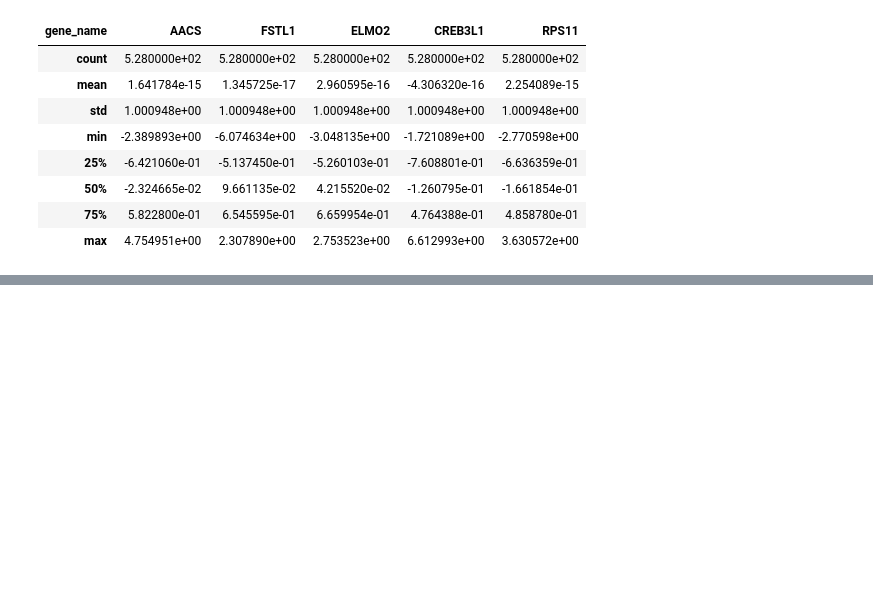
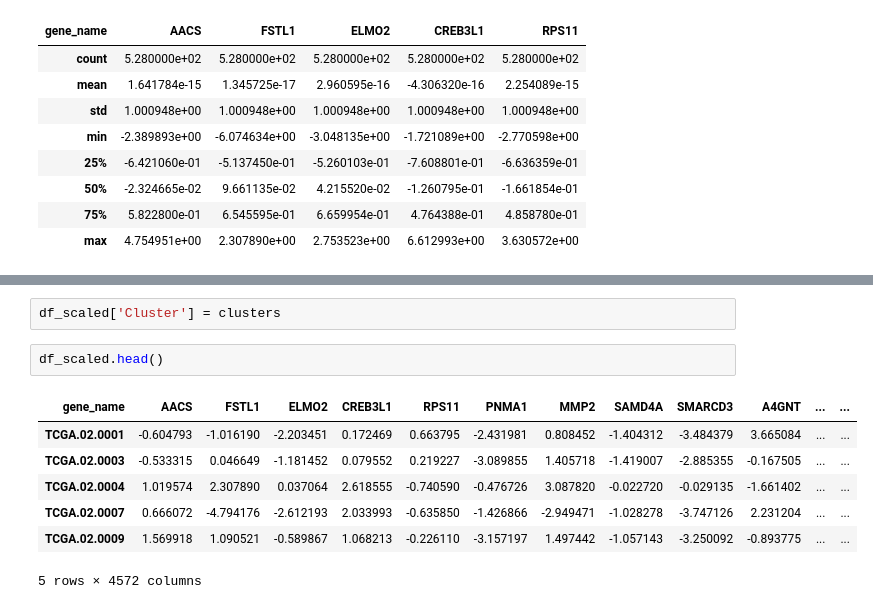
Before and after one commit to hakeemadnan/GeneExpressionDataCLusteringML, a Jupyter notebook: GeneExpressionData.ipynb, the cells around one changed output, grey strips where cells are left out. Drawn from its saved outputs; the diff is of its cells as text; blank space fills up the shorter version.

```diff
--- a/GeneExpressionData.ipynb
+++ b/GeneExpressionData.ipynb
@@ -181,0 +240,12 @@ df_scaled.describe().iloc[:, :5]
+# %%
+df_scaled['Cluster'] = clusters
+# %%
+df_scaled.head()
+# %% [output]
+| gene_name | AACS | FSTL1 | ELMO2 | CREB3L1 | RPS11 | PNMA1 | MMP2 | SAMD4A | SMARCD3 | A4GNT | ... | ... |
+| TCGA.02.0001 | -0.604793 | -1.016190 | -2.203451 | 0.172469 | 0.663795 | -2.431981 | 0.808452 | -1.404312 | -3.484379 | 3.665084 | ... | ... |
+| TCGA.02.0003 | -0.533315 | 0.046649 | -1.181452 | 0.079552 | 0.219227 | -3.089855 | 1.405718 | -1.419007 | -2.885355 | -0.167505 | ... | ... |
+| TCGA.02.0004 | 1.019574 | 2.307890 | 0.037064 | 2.618555 | -0.740590 | -0.476726 | 3.087820 | -0.022720 | -0.029135 | -1.661402 | ... | ... |
+| TCGA.02.0007 | 0.666072 | -4.794176 | -2.612193 | 2.033993 | -0.635850 | -1.426866 | -2.949471 | -1.028278 | -3.747126 | 2.231204 | ... | ... |
+| TCGA.02.0009 | 1.569918 | 1.090521 | -0.589867 | 1.068213 | -0.226110 | -3.157197 | 1.497442 | -1.057143 | -3.250092 | -0.893775 | ... | ... |
+5 rows × 4572 columns
```
Also changed, not shown: parts of 45 cells of this notebook.
